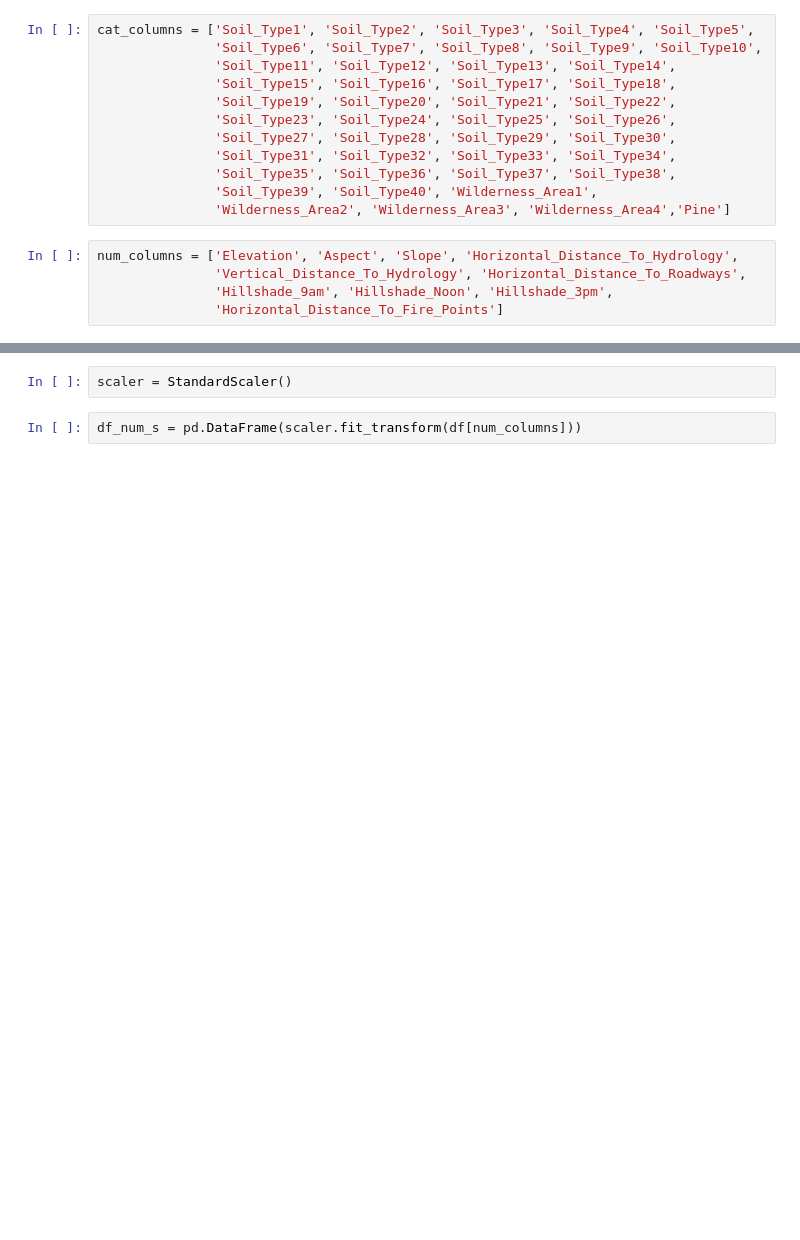
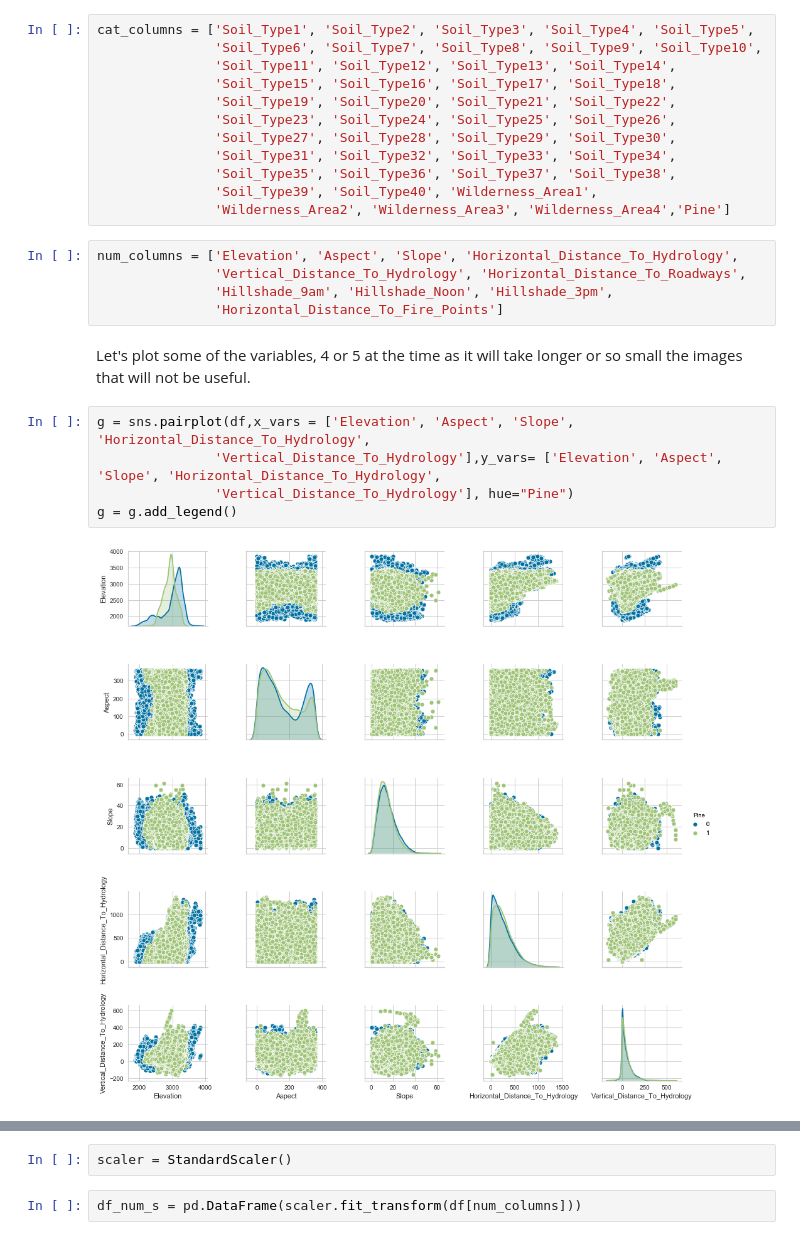
Before and after one commit to awesomeahi95/Forest_Trees, a Jupyter notebook: Forest_Ahilan.ipynb, the cells around one changed output, grey strips where cells are left out. Cells and saved outputs as stored; diff of their text form; blank space fills up the shorter version.

```diff
--- a/Forest_Ahilan.ipynb
+++ b/Forest_Ahilan.ipynb
@@ -109,3 +141,12 @@ num_columns = ['Elevation', 'Aspect', 'Slope', 'Horizontal_Distance_To_Hydrology
                'Vertical_Distance_To_Hydrology', 'Horizontal_Distance_To_Roadways',
                'Hillshade_9am', 'Hillshade_Noon', 'Hillshade_3pm',
                'Horizontal_Distance_To_Fire_Points']
+# %% [markdown]
+Let's plot some of the variables, 4 or 5 at the time as it will take longer or so small the images that will not be useful.
+# %%
+g = sns.pairplot(df,x_vars = ['Elevation', 'Aspect', 'Slope', 'Horizontal_Distance_To_Hydrology',
+               'Vertical_Distance_To_Hydrology'],y_vars= ['Elevation', 'Aspect', 'Slope', 'Horizontal_Distance_To_Hydrology',
+               'Vertical_Distance_To_Hydrology'], hue="Pine")
+g = g.add_legend()
+# %% [output]
+[figure, added]
```
Also changed, not shown: parts of 28 cells of this notebook.
